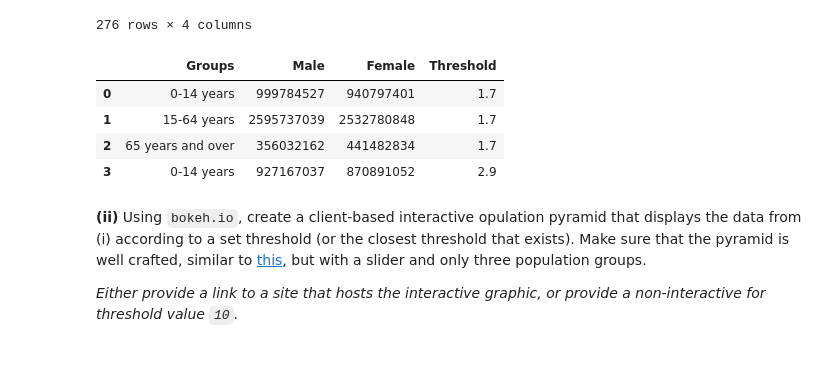
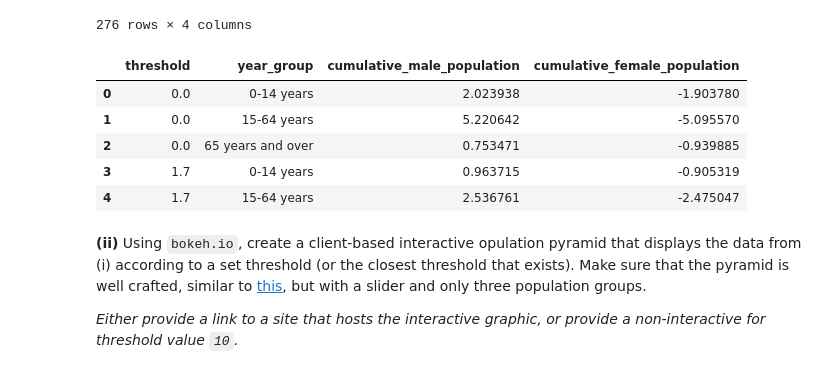
Before and after one commit to AlanPhan1999/Stat220, a Jupyter notebook: Homework/hw4.ipynb, the cells around one changed output. Drawn from its saved outputs; the diff is of its cells as text; code cells hidden in the pictures.

```diff
--- a/Homework/hw4.ipynb
+++ b/Homework/hw4.ipynb
@@ -514,12 +471,35 @@ aggregated
 | 274 | 21.5 | 15-64 years | 3703 | 3664 |
 | 275 | 21.5 | 65 years and over | 318 | 547 |
 276 rows × 4 columns
-# %%
-
-df.head(4)
-# %% [output]
-|  | Groups | Male | Female | Threshold |
-| 0 | 0-14 years | 999784527 | 940797401 | 1.7 |
-| 1 | 15-64 years | 2595737039 | 2532780848 | 1.7 |
-| 2 | 65 years and over | 356032162 | 441482834 | 1.7 |
-| 3 | 0-14 years | 927167037 | 870891052 | 2.9 |
+# %%
+aggregated = aggregated.sort_values(by='threshold')
+
+# Initialize cumulative population
+cumulative_male_population = []
+cumulative_female_population = []
+
+# Iterate over each row
+for index, row in aggregated.iterrows():
+    # Filter DataFrame for the same year group and threshold condition
+    filtered_df = aggregated[(aggregated['year_group'] == row['year_group']) & (aggregated['threshold'] >= row['threshold'])]
+
+    # Calculate cumulative population
+    cumulative_male_population.append(filtered_df['male_population'].sum())
+    cumulative_female_population.append(filtered_df['female_population'].sum())
+
+# Add cumulative population columns to DataFrame
+aggregated['cumulative_male_population'] = cumulative_male_population
+aggregated['cumulative_female_population'] = cumulative_female_population
+
+final_aggregated = aggregated.drop(['male_population', 'female_population'], axis=1)
+final_aggregated['cumulative_female_population'] = final_aggregated['cumulative_female_population']/(-1000000000)
+final_aggregated['cumulative_male_population'] = final_aggregated['cumulative_male_population']/(1000000000)
+# %%
+final_aggregated.head()
+# %% [output]
+|  | threshold | year_group | cumulative_male_population | cumulative_female_population |
+| 0 | 0.0 | 0-14 years | 2.023938 | -1.903780 |
+| 1 | 0.0 | 15-64 years | 5.220642 | -5.095570 |
+| 2 | 0.0 | 65 years and over | 0.753471 | -0.939885 |
+| 3 | 1.7 | 0-14 years | 0.963715 | -0.905319 |
+| 4 | 1.7 | 15-64 years | 2.536761 | -2.475047 |
```
Also changed, not shown: parts of 12 cells of this notebook, 6 other files.
